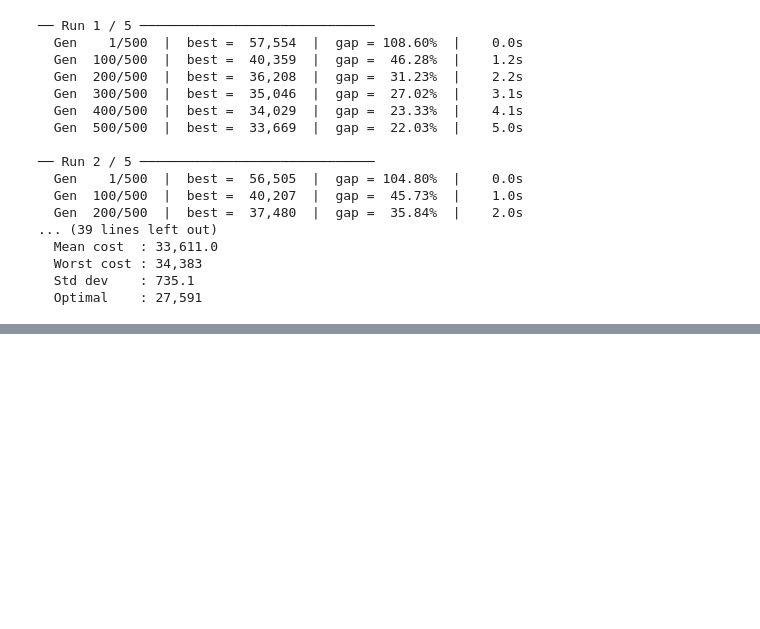
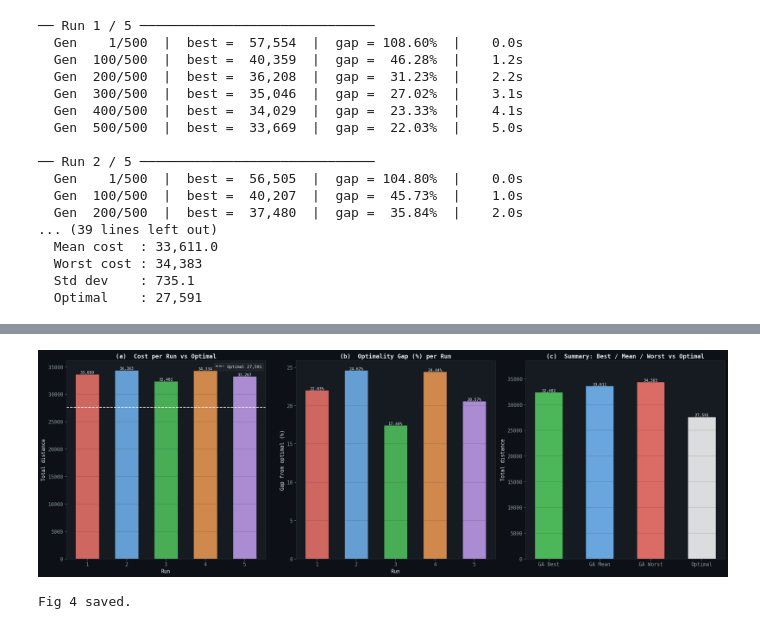
Before and after one commit to ms25940022-boop/IT5082-OM-Assignment, a Jupyter notebook: MS25940022_GA.ipynb, the cells around one changed output, grey strips where cells are left out. Cells and saved outputs as stored; diff of their text form; code cells hidden in the pictures; blank space fills up the shorter version.

```diff
--- a/MS25940022_GA.ipynb
+++ b/MS25940022_GA.ipynb
@@ -464,0 +479,55 @@ Passing `palette` without assigning `hue` is deprecated and will be removed in v
+# %%
+# ═══════════════════════════════════════════════════════════════
+# Solution Quality Analysis — Gaps, Box Plot, Bar Chart
+# ═══════════════════════════════════════════════════════════════
+fig, axes = plt.subplots(1, 3, figsize=(21, 7), facecolor=DARK_BG)
+
+costs   = [r['cost']    for r in run_results]
+gaps    = [r['gap_pct'] for r in run_results]
+run_ids = [r['run']     for r in run_results]
+
+# ── (a) Cost per run + optimal line ──────────────────────────
+ax = axes[0]
+bars = ax.bar(run_ids, costs, color=RUN_COLORS[:N_RUNS], alpha=0.8,
+              edgecolor=DARK_BG, width=0.6)
+ax.axhline(OPTIMAL_COST, color='white', linestyle='--', linewidth=1.5,
+           label=f'Optimal {OPTIMAL_COST:,}')
+for bar, c in zip(bars, costs):
+    ax.text(bar.get_x()+bar.get_width()/2, bar.get_height()+80,
+            f'{c:,}', ha='center', fontsize=8.5, color=TEXT)
+ax.set_title('(a)  Cost per Run vs Optimal')
+ax.set_xlabel('Run'); ax.set_ylabel('Total distance')
+ax.set_xticks(run_ids); ax.legend(); ax.grid(True, alpha=0.25, axis='y')
+
+# ── (b) Gap % per run ─────────────────────────────────────────
+ax2 = axes[1]
+ax2.bar(run_ids, gaps, color=RUN_COLORS[:N_RUNS], alpha=0.8,
+        edgecolor=DARK_BG, width=0.6)
+for i, (rid, g) in enumerate(zip(run_ids, gaps)):
+    ax2.text(rid, g + 0.05, f'{g:.2f}%', ha='center', fontsize=8.5, color=TEXT)
+ax2.set_title('(b)  Optimality Gap (%) per Run')
+ax2.set_xlabel('Run'); ax2.set_ylabel('Gap from optimal (%)')
+ax2.set_xticks(run_ids); ax2.grid(True, alpha=0.25, axis='y')
+
+# ── (c) Summary statistics bar ────────────────────────────────
+ax3 = axes[2]
+labels = ['GA Best', 'GA Mean', 'GA Worst', 'Optimal']
+values = [min(costs), np.mean(costs), max(costs), OPTIMAL_COST]
+colors = [C_GREEN,    C_BLUE,        C_RED,      'white']
+bar2   = ax3.bar(labels, values, color=colors, alpha=0.85,
+                 edgecolor=DARK_BG, width=0.55)
+for bar, v in zip(bar2, values):
+    ax3.text(bar.get_x()+bar.get_width()/2, bar.get_height()+100,
+             f'{v:,.0f}', ha='center', fontsize=8.5, color=TEXT)
+ax3.set_title('(c)  Summary: Best / Mean / Worst vs Optimal')
+ax3.set_ylabel('Total distance')
+ax3.set_ylim(0, max(values)*1.12)
+ax3.grid(True, alpha=0.25, axis='y')
+
+plt.tight_layout()
+plt.savefig('output/GA/fig4_quality_analysis.png', dpi=150, bbox_inches='tight')
+plt.show()
+print('Fig 4 saved.')
+# %% [output]
+[figure, added]
+Fig 4 saved.
```
Also changed, not shown: parts of 3 cells of this notebook, 4 other files.
